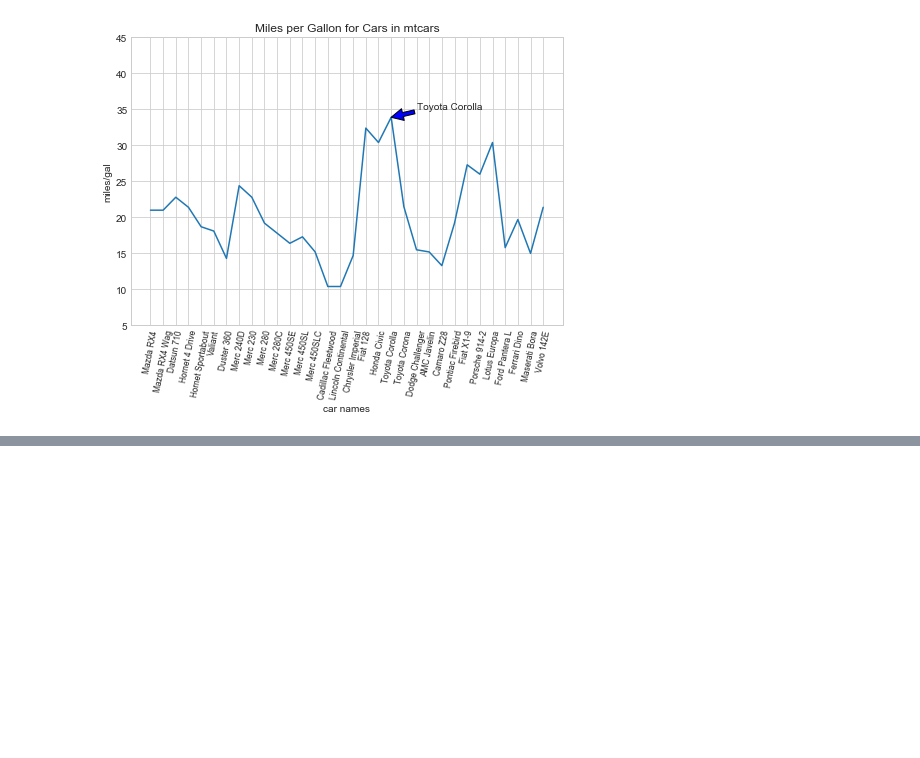
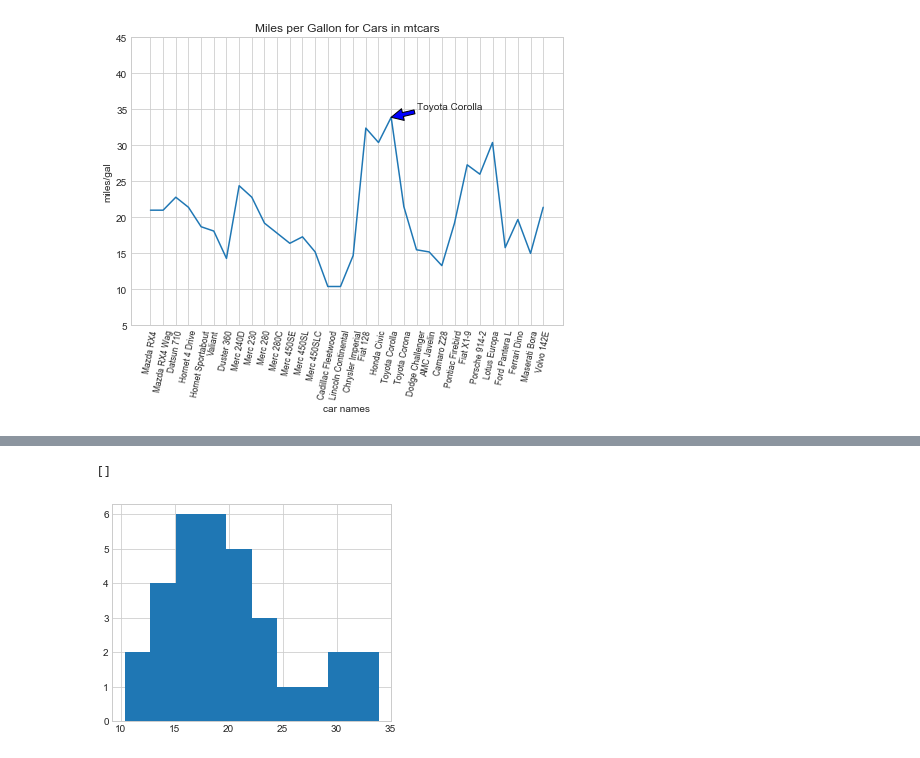
Before and after one commit to ArthurEzenwanne/python-learning, a Jupyter notebook: Lesson-2-Practice.ipynb, the cells around one changed output, grey strips where cells are left out. Cells and saved outputs as stored; diff of their text form; code cells hidden in the pictures; blank space fills up the shorter version.

```diff
--- a/Lesson-2-Practice.ipynb
+++ b/Lesson-2-Practice.ipynb
@@ -279,0 +296,6 @@ Text(21,35,'Toyota Corolla')
+# %%
+plt.hist(mpg)
+plt.plot()
+# %% [output]
+[]
+[figure, added]
```
Also changed, not shown: parts of 8 cells of this notebook, 1 other file.
